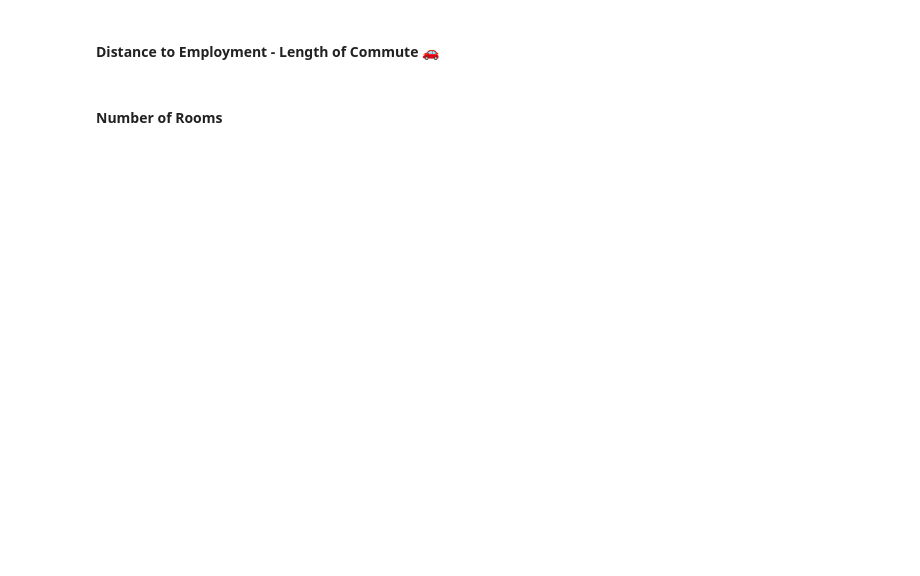
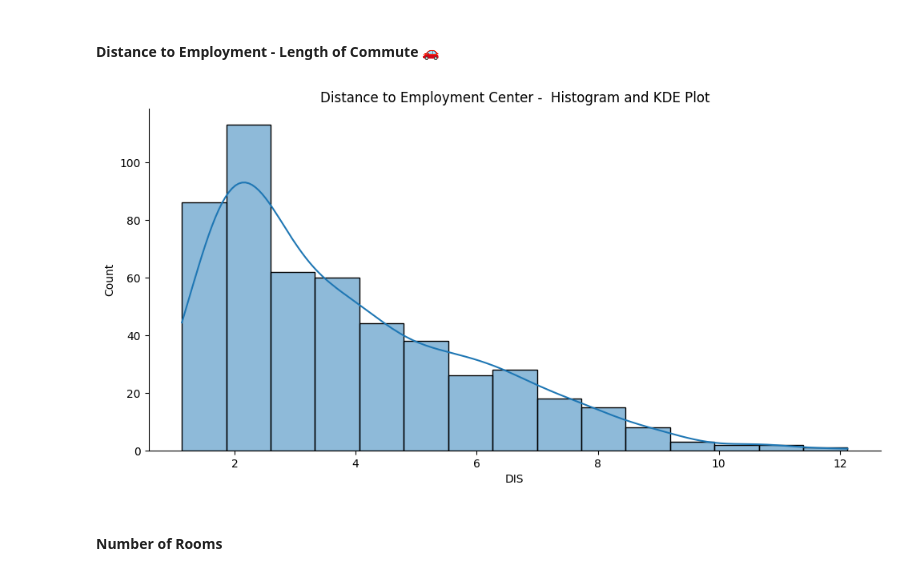
Before and after one commit to ahpmatias/capstone-boston-house-prices, a Jupyter notebook: Multivariable_Regression_and_Valuation_Model_(start).ipynb, the cells around one changed output. Saved outputs shown, nothing was run; the diff lists cells and outputs as text; code cells hidden in the pictures; blank space fills up the shorter version.

```diff
--- a/Multivariable_Regression_and_Valuation_Model_(start).ipynb
+++ b/Multivariable_Regression_and_Valuation_Model_(start).ipynb
@@ -180,4 +191,15 @@ What do you notice in the distributions of the data?
 # %% [markdown]
 #### Distance to Employment - Length of Commute 🚗
+# %%
+distance_plot = sns.displot(data=data,
+            x='DIS',
+            aspect=2,
+            kde=True)
+
+distance_plot.set(title='Distance to Employment Center -  Histogram and KDE Plot')
+
+plt.show()
+# %% [output]
+[figure, added]
 # %% [markdown]
 #### Number of Rooms
```
Also changed, not shown: parts of 7 cells of this notebook.
